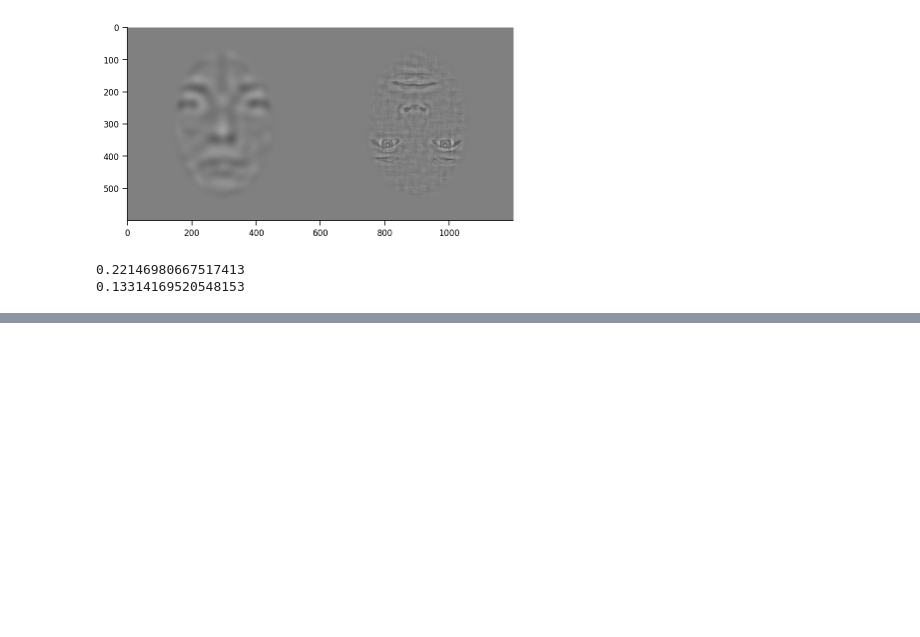
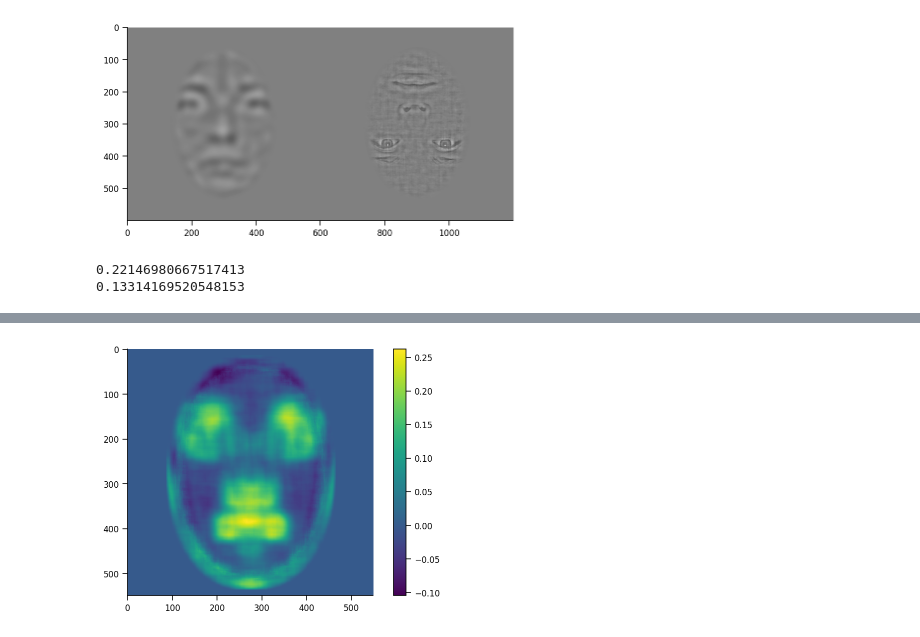
Before and after one commit to kpetras/ImageFun, a Jupyter notebook: MutualInfoImages.ipynb, the cells around one changed output, grey strips where cells are left out. Cells and saved outputs as stored; diff of their text form; code cells hidden in the pictures; blank space fills up the shorter version.

```diff
--- a/MutualInfoImages.ipynb
+++ b/MutualInfoImages.ipynb
@@ -130,0 +193,7 @@ plt.colorbar()
+# %%
+diff = MI_avg - MIscr_avg
+plt.imshow(diff)
+plt.colorbar()
+plt.savefig('/content/gdrive/MyDrive/RetMEG/MI_IntminScr.eps', format='eps')
+# %% [output]
+[figure, added]
```
Also changed, not shown: parts of 10 cells of this notebook.
